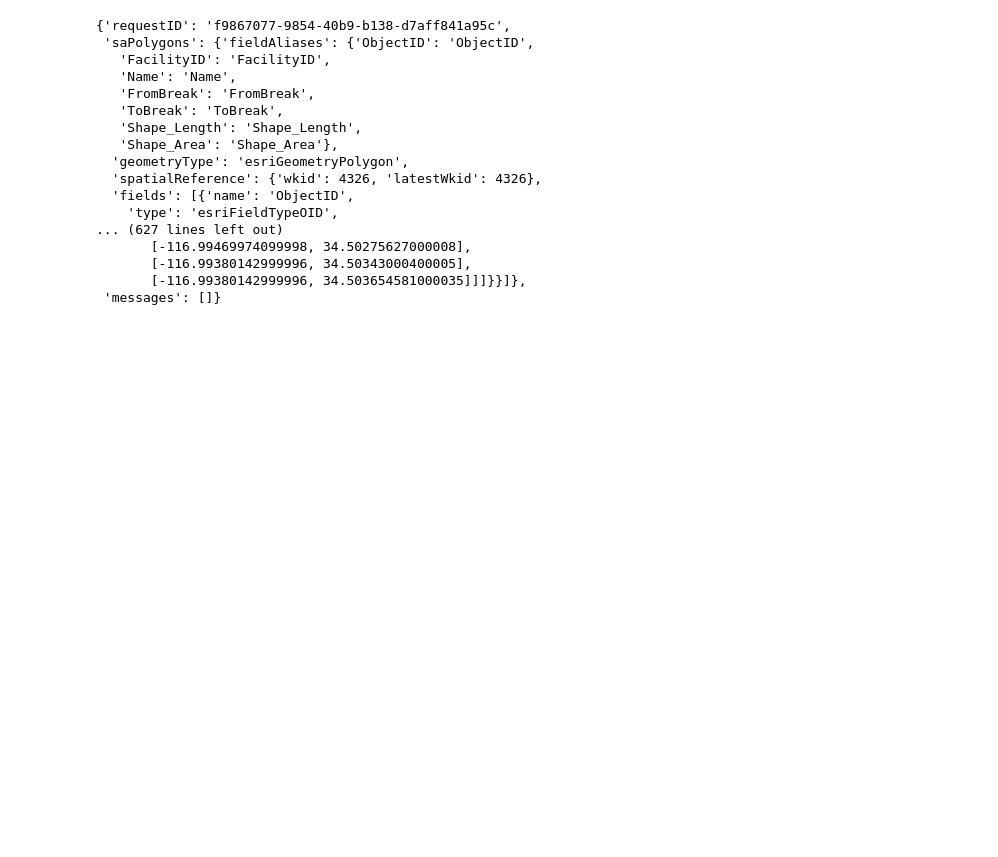
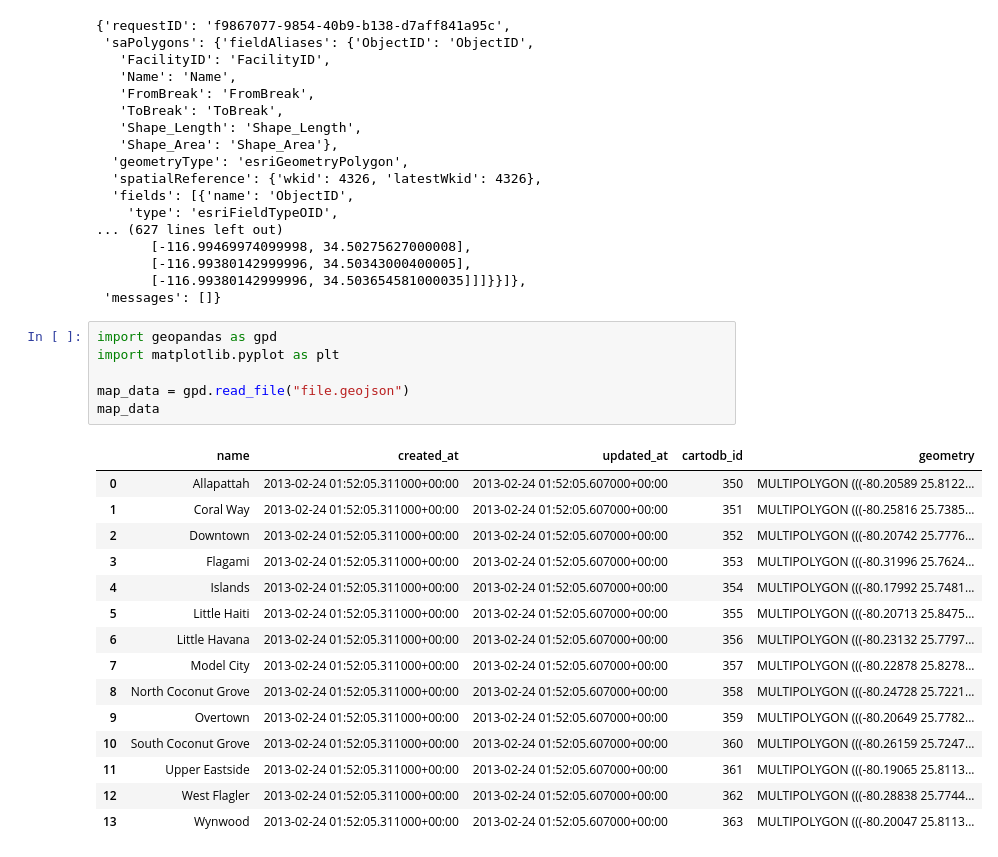
Before and after one commit to DeiviGT1/arc-is, a Jupyter notebook: hola.ipynb, the cells around one changed output. Drawn from its saved outputs; the diff is of its cells as text; blank space fills up the shorter version.

```diff
--- a/hola.ipynb
+++ b/hola.ipynb
@@ -64,3 +64,25 @@ r.json()
        [-116.99380142999996, 34.50343000400005],
        [-116.99380142999996, 34.503654581000035]]]}}]},
  'messages': []}
+# %%
+import geopandas as gpd
+import matplotlib.pyplot as plt
+
+map_data = gpd.read_file("file.geojson")
+map_data
+# %% [output]
+|  | name | created_at | updated_at | cartodb_id | geometry |
+| 0 | Allapattah | 2013-02-24 01:52:05.311000+00:00 | 2013-02-24 01:52:05.607000+00:00 | 350 | MULTIPOLYGON (((-80.20589 25.8122... |
+| 1 | Coral Way | 2013-02-24 01:52:05.311000+00:00 | 2013-02-24 01:52:05.607000+00:00 | 351 | MULTIPOLYGON (((-80.25816 25.7385... |
+| 2 | Downtown | 2013-02-24 01:52:05.311000+00:00 | 2013-02-24 01:52:05.607000+00:00 | 352 | MULTIPOLYGON (((-80.20742 25.7776... |
+| 3 | Flagami | 2013-02-24 01:52:05.311000+00:00 | 2013-02-24 01:52:05.607000+00:00 | 353 | MULTIPOLYGON (((-80.31996 25.7624... |
+| 4 | Islands | 2013-02-24 01:52:05.311000+00:00 | 2013-02-24 01:52:05.607000+00:00 | 354 | MULTIPOLYGON (((-80.17992 25.7481... |
+| 5 | Little Haiti | 2013-02-24 01:52:05.311000+00:00 | 2013-02-24 01:52:05.607000+00:00 | 355 | MULTIPOLYGON (((-80.20713 25.8475... |
+| 6 | Little Havana | 2013-02-24 01:52:05.311000+00:00 | 2013-02-24 01:52:05.607000+00:00 | 356 | MULTIPOLYGON (((-80.23132 25.7797... |
+| 7 | Model City | 2013-02-24 01:52:05.311000+00:00 | 2013-02-24 01:52:05.607000+00:00 | 357 | MULTIPOLYGON (((-80.22878 25.8278... |
+| 8 | North Coconut Grove | 2013-02-24 01:52:05.311000+00:00 | 2013-02-24 01:52:05.607000+00:00 | 358 | MULTIPOLYGON (((-80.24728 25.7221... |
+| 9 | Overtown | 2013-02-24 01:52:05.311000+00:00 | 2013-02-24 01:52:05.607000+00:00 | 359 | MULTIPOLYGON (((-80.20649 25.7782... |
+| 10 | South Coconut Grove | 2013-02-24 01:52:05.311000+00:00 | 2013-02-24 01:52:05.607000+00:00 | 360 | MULTIPOLYGON (((-80.26159 25.7247... |
+| 11 | Upper Eastside | 2013-02-24 01:52:05.311000+00:00 | 2013-02-24 01:52:05.607000+00:00 | 361 | MULTIPOLYGON (((-80.19065 25.8113... |
+| 12 | West Flagler | 2013-02-24 01:52:05.311000+00:00 | 2013-02-24 01:52:05.607000+00:00 | 362 | MULTIPOLYGON (((-80.28838 25.7744... |
+| 13 | Wynwood | 2013-02-24 01:52:05.311000+00:00 | 2013-02-24 01:52:05.607000+00:00 | 363 | MULTIPOLYGON (((-80.20047 25.8113... |
```
Also changed, not shown: 2 other files.
